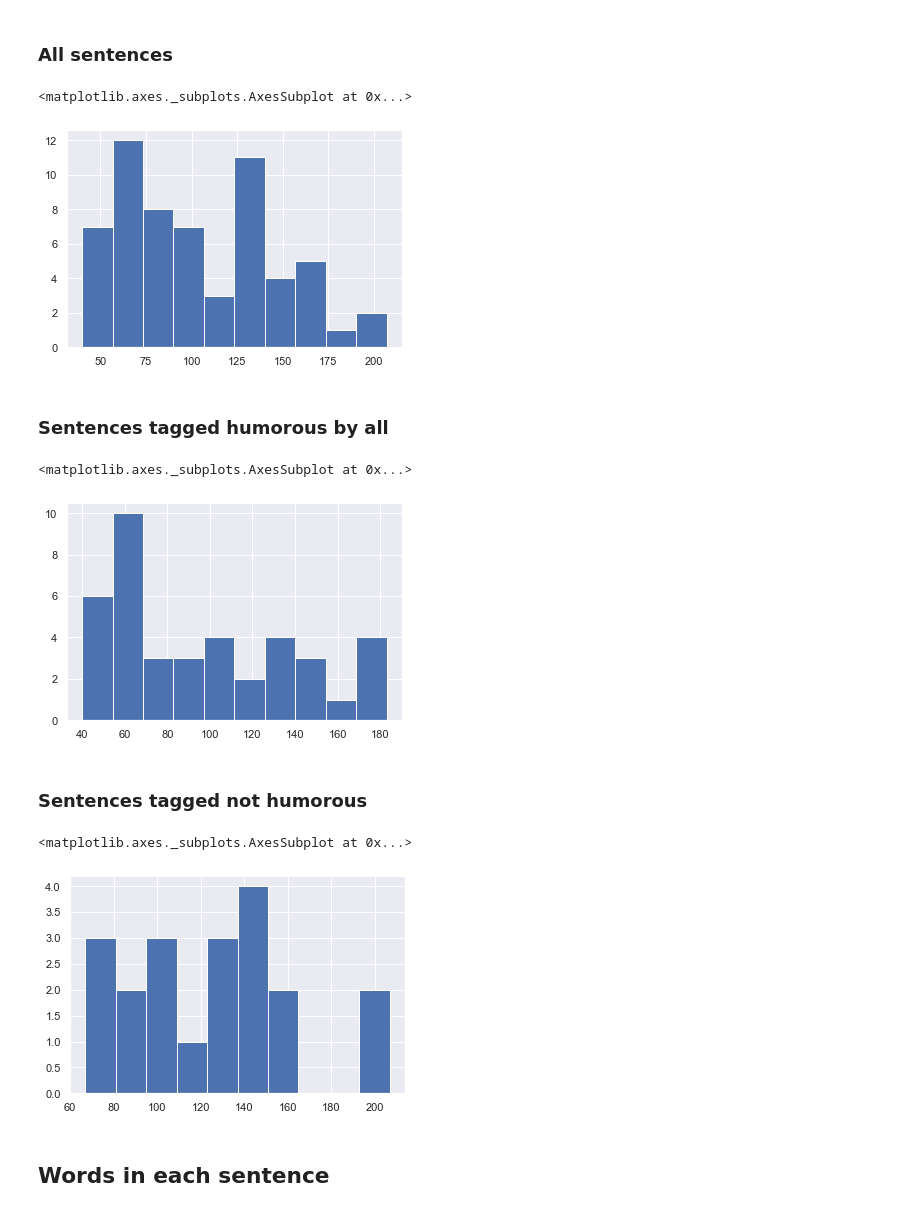
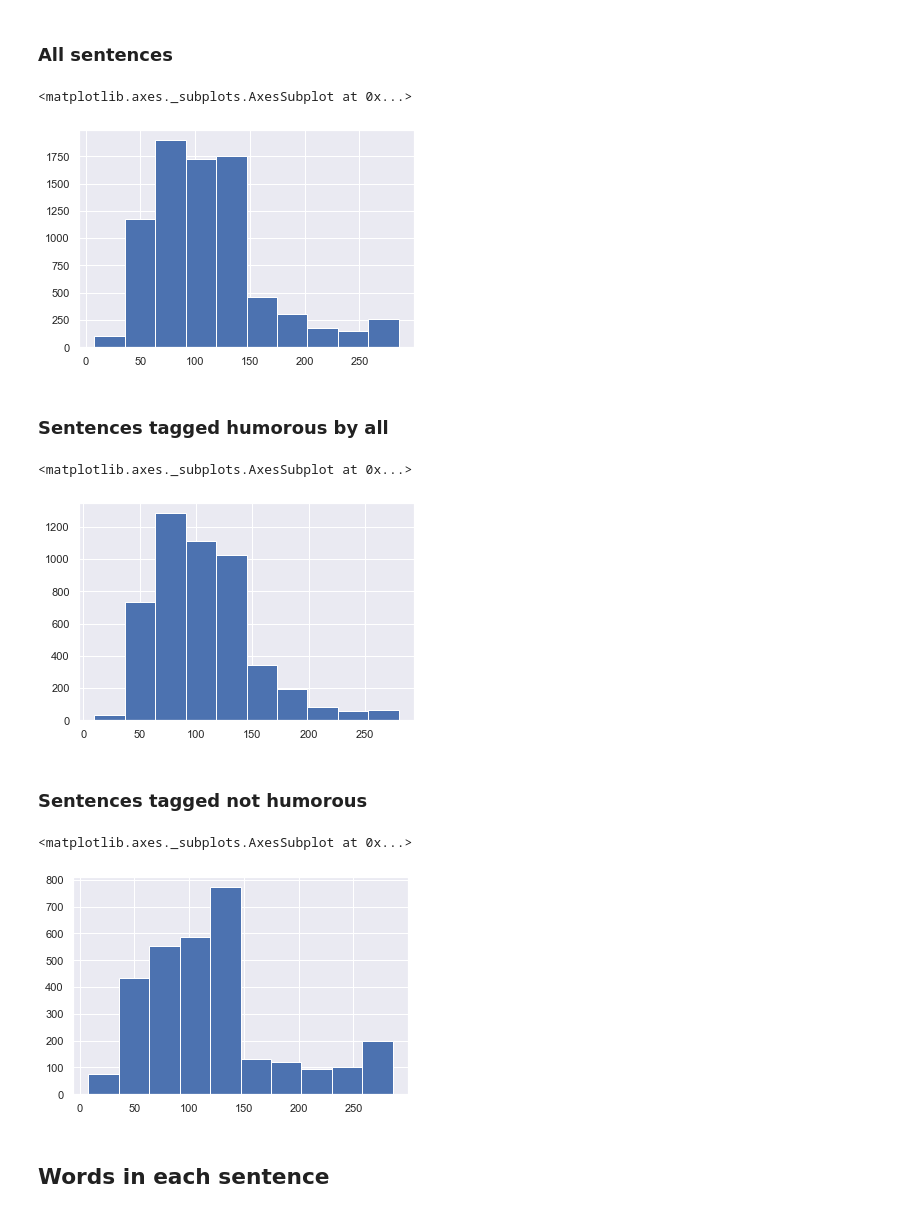
Before and after one commit to SwarnaLathaNatarajan/SemEval-2021-Task-7-Hahackathon, a Jupyter notebook: Exploratory Data Analysis/Dataset analysis.ipynb, the cells around one changed output. Drawn from its saved outputs; the diff is of its cells as text; code cells hidden in the pictures.

```diff
--- a/Exploratory Data Analysis/Dataset analysis.ipynb
+++ b/Exploratory Data Analysis/Dataset analysis.ipynb
@@ -24,6 +24,6 @@ import pyLDAvis.gensim
 from collections import  Counter
 from sklearn.feature_extraction.text import CountVectorizer
 # %%
-data= pd.read_csv('trial_data.csv')
+data= pd.read_csv('..\\Data\\train_data\\train.csv')
 data.head()
 # %% [output]
@@ -96,25 +75,25 @@ plt.show();
 data['text'].str.len().hist()
 # %% [output]
 <matplotlib.axes._subplots.AxesSubplot at 0x...>
-[figure, old version]
+[figure, new version]
 # %% [markdown]
 ### Sentences tagged humorous by all
 # %%
-is_humor = data['is_humor_all']==1
-humor = data[is_humor]
+humor = data['is_humor']==1
+humor = data[humor]
 humor['text'].str.len().hist()
 # %% [output]
 <matplotlib.axes._subplots.AxesSubplot at 0x...>
-[figure, old version]
+[figure, new version]
 # %% [markdown]
 ### Sentences tagged not humorous
 # %%
-not_humor = data['is_humor_all']==0
+not_humor = data['is_humor']==0
 not_humor_df = data[not_humor]
 not_humor_df['text'].str.len().hist()
 # %% [output]
 <matplotlib.axes._subplots.AxesSubplot at 0x...>
-[figure, old version]
+[figure, new version]
 # %% [markdown]
 ## Words in each sentence
 # %% [markdown]
```
Also changed, not shown: parts of 25 cells of this notebook.
